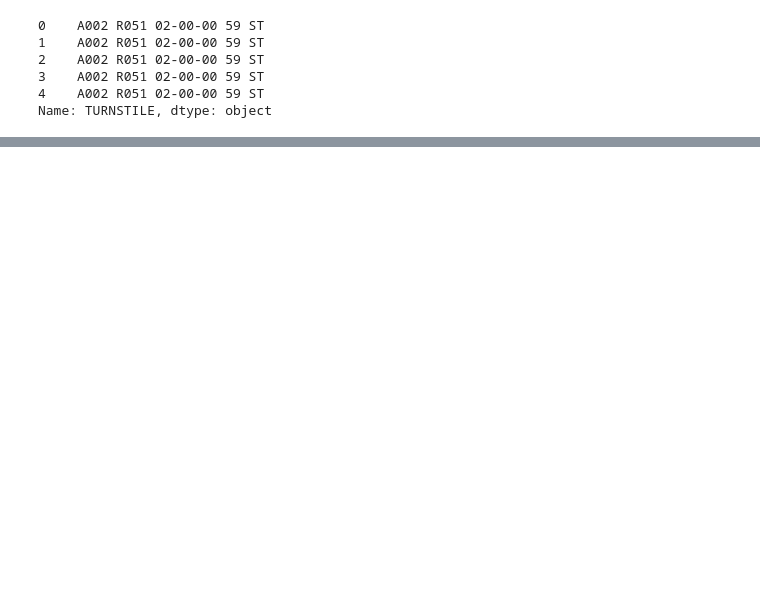
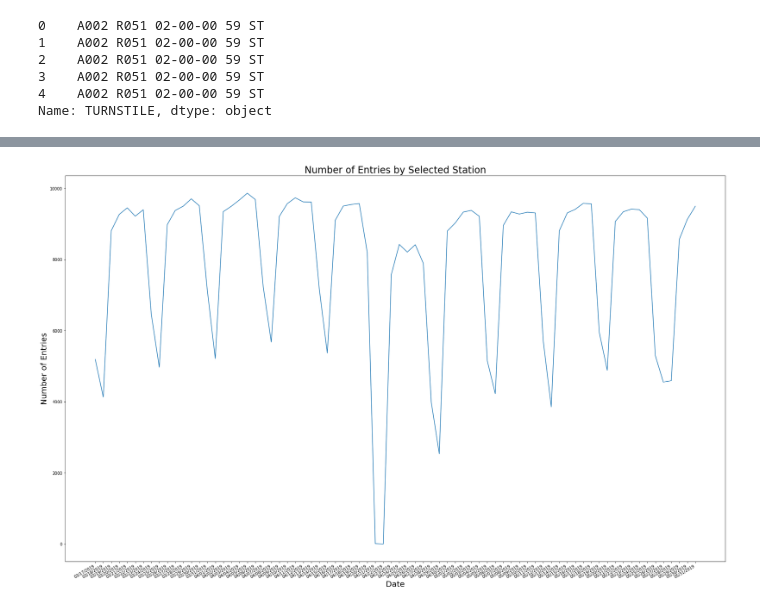
Before and after one commit to JayZZZZZZZ/project-1, a Jupyter notebook: MTA_EDA.ipynb, the cells around one changed output, grey strips where cells are left out. Saved outputs shown, nothing was run; the diff lists cells and outputs as text; code cells hidden in the pictures; blank space fills up the shorter version.

```diff
--- a/MTA_EDA.ipynb
+++ b/MTA_EDA.ipynb
@@ -119,0 +289,6 @@ mta_df.groupby(['TURNSTILE','DATE']).ENTRIES.agg([('DAILY_ENTRIES','')])
+# %%
+## Challenge 5: ##
+## for each ControlArea/UNIT/STATION combo, for each day, sum the counts from each turnstile belonging to that combo ##
+
+mta_bycombo = mta_daily.groupby(['CA','UNIT','STATION','DATE']).agg({'DAILY_ENTRIES':'sum'}).reset_index()
+mta_bycombo
@@ -119,0 +333,17 @@ mta_df.groupby(['TURNSTILE','DATE']).ENTRIES.agg([('DAILY_ENTRIES','')])
+# %%
+mta_bystation=mta_bycombo.groupby(['STATION','DATE']).agg({'DAILY_ENTRIES':'sum'}).reset_index()
+# %%
+## Challenge 7: ##
+## Plot the daily time series for a station ##
+
+Station1=mta_bystation[mta_bystation['STATION']=='BEDFORD-NOSTRAN']
+
+fig=plt.figure(figsize=(30,20))
+plt.plot(Station1['DATE'],Station1['DAILY_ENTRIES'])
+plt.xlabel('Date',fontsize=20)
+plt.ylabel('Number of Entries',fontsize=20)
+plt.title('Number of Entries by Selected Station',fontsize=24)
+fig.autofmt_xdate()
+plt.show()
+# %% [output]
+[figure, added]
```
Also changed, not shown: parts of 26 cells of this notebook.
